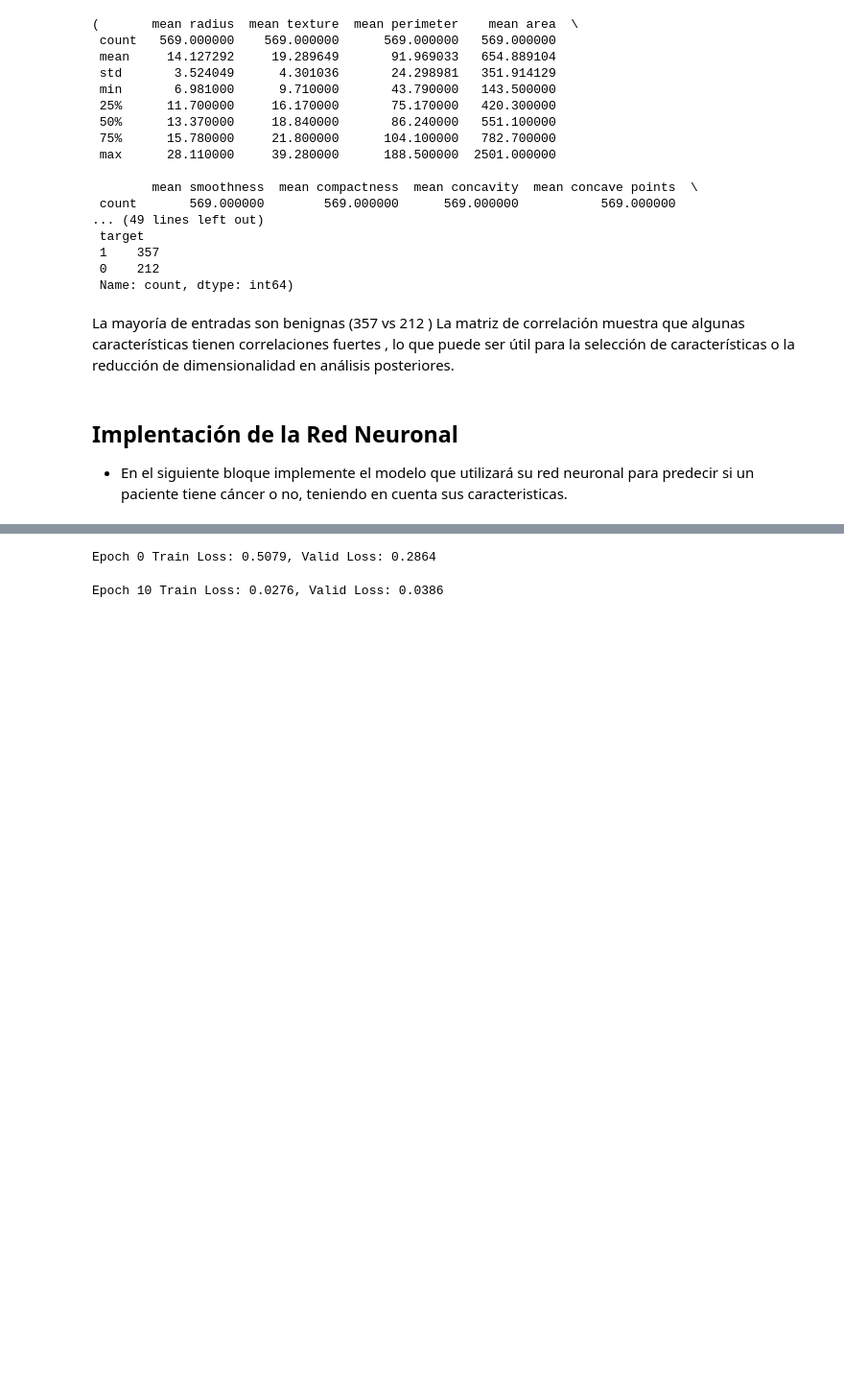
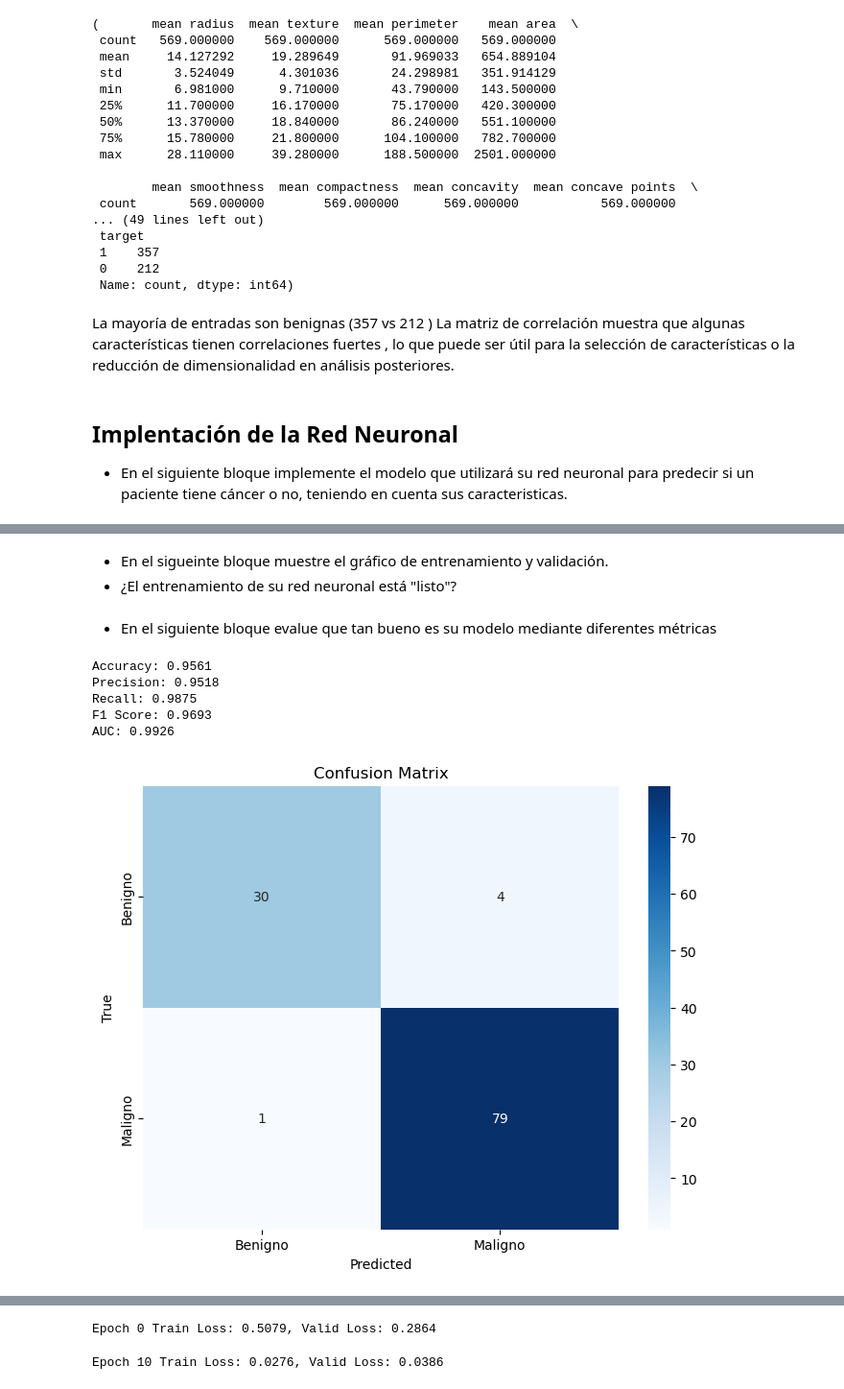
Before and after one commit to leoxz98/redesNeuronalest1, a Jupyter notebook: activity.ipynb, the cells around one changed output, grey strips where cells are left out. Shown at 96% size. Cells and saved outputs as stored; diff of their text form; code cells hidden in the pictures; blank space fills up the shorter version.

```diff
--- a/activity.ipynb
+++ b/activity.ipynb
@@ -168,0 +138,16 @@ test_loader = DataLoader(test_set, shuffle=False, batch_size=32)
+# %%
+import torch.nn as nn
+class MiClase(nn.Module):
+    def __init__(self):
+        super(MiClase, self).__init__()
+        self.hidden = nn.Linear(30, 16)  # Capa de entrada de 30 características a 16 neuronas ocultas
+        self.hidden2 = nn.Linear(16,8) # De 16 neuronas ocultas a 8
+        self.output = nn.Linear(8, 1) # Capa de salida a 1 neurona
+        self.activation = nn.ReLU()
+    def forward(self, x):
+        x = self.hidden(x)
+        x = self.activation(x)
+        x = self.hidden2(x)
+        x= self.activation(x)
+        x = self.output(x)
+        return x
@@ -168,0 +213,60 @@ test_loader = DataLoader(test_set, shuffle=False, batch_size=32)
+# %% [markdown]
+- En el sigueinte bloque muestre el gráfico de entrenamiento y validación.
+- ¿El entrenamiento de su red neuronal está "listo"?
+# %% [markdown]
+- En el siguiente bloque evalue que tan bueno es su modelo mediante diferentes métricas
+# %%
+from sklearn.metrics import accuracy_score, precision_score, recall_score, f1_score, roc_auc_score, confusion_matrix
+
+model.eval()
+y_true = []
+y_pred = []
+y_prob = []
+
+with torch.no_grad():
+    for minibatch in test_loader:
+        x_batch, y_batch = minibatch
+        outputs = model(x_batch).squeeze()
+        probabilities = torch.sigmoid(outputs)
+        predictions = (probabilities > 0.5).long()
+
+        y_true.extend(y_batch.tolist())
+        y_pred.extend(predictions.tolist())
+        y_prob.extend(probabilities.tolist())
+
+# Convertir listas a numpy arrays
+y_true = np.array(y_true)
+y_pred = np.array(y_pred)
+y_prob = np.array(y_prob)
+
+# Calcular métricas
+accuracy = accuracy_score(y_true, y_pred)
+precision = precision_score(y_true, y_pred)
+recall = recall_score(y_true, y_pred)
+f1 = f1_score(y_true, y_pred)
+auc = roc_auc_score(y_true, y_prob)
+
+print(f'Accuracy: {accuracy:.4f}')
+print(f'Precision: {precision:.4f}')
+print(f'Recall: {recall:.4f}')
+print(f'F1 Score: {f1:.4f}')
+print(f'AUC: {auc:.4f}')
+
+# Calcular la matriz de confusión
+cm = confusion_matrix(y_true, y_pred)
+cm_display_labels = ['Benigno', 'Maligno']
+
+# Visualizar la matriz de confusión
+plt.figure(figsize=(8, 6))
+sns.heatmap(cm, annot=True, fmt='d', cmap='Blues', xticklabels=cm_display_labels, yticklabels=cm_display_labels)
+plt.xlabel('Predicted')
+plt.ylabel('True')
+plt.title('Confusion Matrix')
+plt.show()
+# %% [output]
+Accuracy: 0.9561
+Precision: 0.9518
+Recall: 0.9875
+F1 Score: 0.9693
+AUC: 0.9926
+[figure, added]
```
Also changed, not shown: parts of 15 cells of this notebook.
